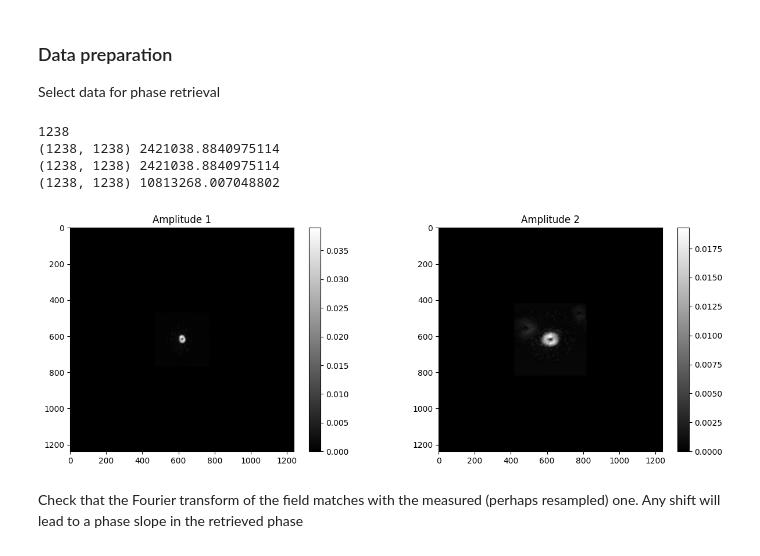
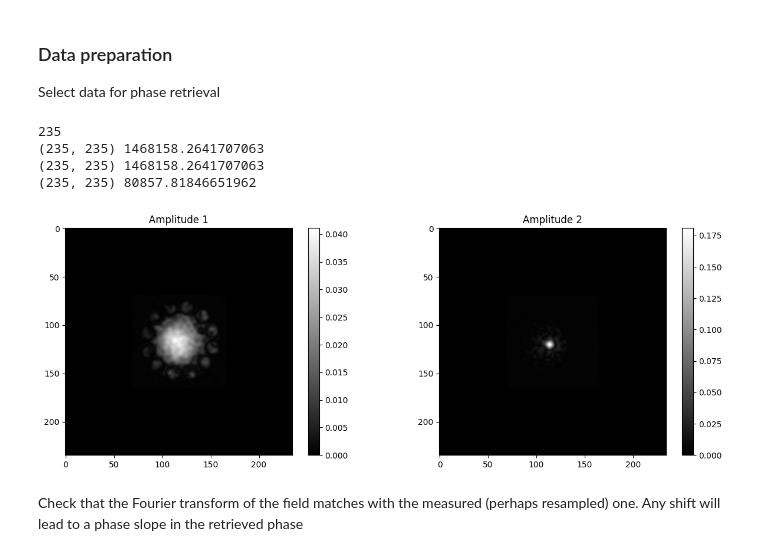
Before and after one commit to jysru/Speckle-Retrieval, a Jupyter notebook: notebooks/experimental_field_retrieval.ipynb, the cells around one changed output. Cells and saved outputs as stored; diff of their text form; code cells hidden in the pictures.

```diff
--- a/notebooks/experimental_field_retrieval.ipynb
+++ b/notebooks/experimental_field_retrieval.ipynb
@@ -95,0 +49,28 @@ NF shape: (1, 600, 600), FF shape = (1, 800, 800)
+# %%
+output = True
+folder = 'output_frames' if output else 'input_frames'
+polar = False if output else True
+
+
+files = glob.glob(os.path.join(data_path, folder, 'NF*.h5' if output else '*.h5'))
+for i in range(len(files)):
+    print(f"{i} - {os.path.basename(files[i])}")
+
+frames_path = files[0]
+print(f"Loading {os.path.basename(frames_path)}")
+
+
+if polar:
+    with h5py.File(frames_path, 'r') as f:
+        CP = f['img_nf'][:][...,0]  # pour une seule polar
+        CL = f['img_ff'][:][...,0]	# pour une seule polar
+        CP = np.expand_dims(CP, 0)
+        CL = np.expand_dims(CL, 0)
+else:
+    with h5py.File(frames_path, 'r') as f:
+        CP = f['frames'][:]
+    with h5py.File(os.path.join(data_path, folder, 'FF' + os.path.basename(frames_path)[2:]), 'r') as f:
+        CL = f['frames'][:]
+
+print(CP.shape)
+print(CL.shape)
@@ -133,17 +144,18 @@ if random:
 def compute_N_win(wavelength, focal_length, pixel_size1, pixel_size2):
     return int(wavelength * focal_length / (pixel_size1 * pixel_size2))
 
-bin_cp = 2
-bin_cl = 2
+bin_cp = 4
+bin_cl = 4
 wavelength = 561.4e-9
-focal_length = 105e-3
-N_window = compute_N_win(wavelength, focal_length, bin_cp * 3.45e-6, bin_cl * 3.45e-6)
+focal_length = 80e-3
+# focal_length = 240e-3
+N_window = compute_N_win(wavelength, focal_length, bin_cp * 1 * 3.45e-6, bin_cl * 1 * 3.45e-6)
 print(N_window)
 
 
-field = np.sqrt(np.abs(CP[idx, ...] - noise_corrCP)) #
+field = np.sqrt(np.abs(CP[idx, ...] - 1 * noise_corrCP)) #
 
-CP_shift = (np.array(centroids_CP) - np.array(field.shape) / 2).astype(int)
+CP_shift = (np.array(centroids_CP) - np.array(field.shape) / 2).astype(int) * 0
 field = np.roll(field, shift=-CP_shift, axis=(0,1))
 
 field = spr.utils.bin_image(field, factor=bin_cp)
@@ -151,40 +163,40 @@ f_shape = field.shape
 f_pad = (N_window - f_shape[0]) // 2
 field = np.pad(field, [f_pad, f_pad])
 
 field_energy = np.sum(np.square(np.abs(field)))
 field = field / np.sqrt(field_energy)
 print(field.shape, field_energy)
 
 
-ft = np.sqrt(np.abs(CL[idx, ...] - noise_corr)) #
-CL_shift = (np.array(centroids_CL) - np.array(ft.shape) / 2).astype(int)
+ft = np.sqrt(np.abs(CL[idx, ...] - 1 * noise_corr)) #
+CL_shift = (np.array(centroids_CL) - np.array(ft.shape) / 2).astype(int) * 0
 # ft = np.roll(ft, shift=-5*CL_shift, axis=(0,1))
 ft = np.roll(ft, shift=(-15, -12), axis=(0,1))
 ft = spr.utils.bin_image(ft, factor=bin_cl)
 ft_shape = ft.shape
 ft_pad = (N_window - ft_shape[0]) // 2
 ft = np.pad(ft, [ft_pad, ft_pad])
 ft = np.flip(ft, axis=0)
 # ft = np.flip(ft, axis=1)
 
 if field.shape[0] < N_window:
     field = np.pad(field, [0, N_window - field.shape[0]])
 if ft.shape[0] < N_window:
     ft = np.pad(ft, [0, N_window - ft.shape[0]])
 
 ft_energy = np.sum(np.square(np.abs(ft)))
 ft = ft / np.sqrt(ft_energy)
 
 print(field.shape, field_energy)
 print(ft.shape, ft_energy)
 
 _ = spr.plots.compare_arrays(field, ft, cmap='gray')
 # %% [output]
-1238
-(1238, 1238) 2421038.8840975114
-(1238, 1238) 2421038.8840975114
-(1238, 1238) 10813268.007048802
+235
+(235, 235) 1468158.2641707063
+(235, 235) 1468158.2641707063
+(235, 235) 80857.81846651962
-[figure, old version]
+[figure, new version]
 # %% [markdown]
 Check that the Fourier transform of the field matches with the measured (perhaps resampled) one. Any shift will lead to a phase slope in the retrieved phase
 # %%
```
Also changed, not shown: parts of 14 cells of this notebook, 15 other files.
